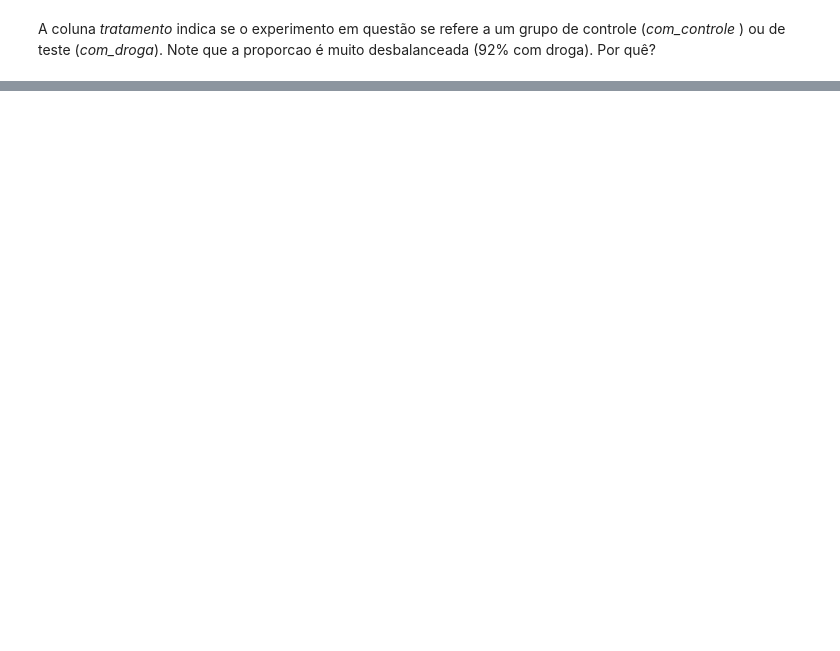
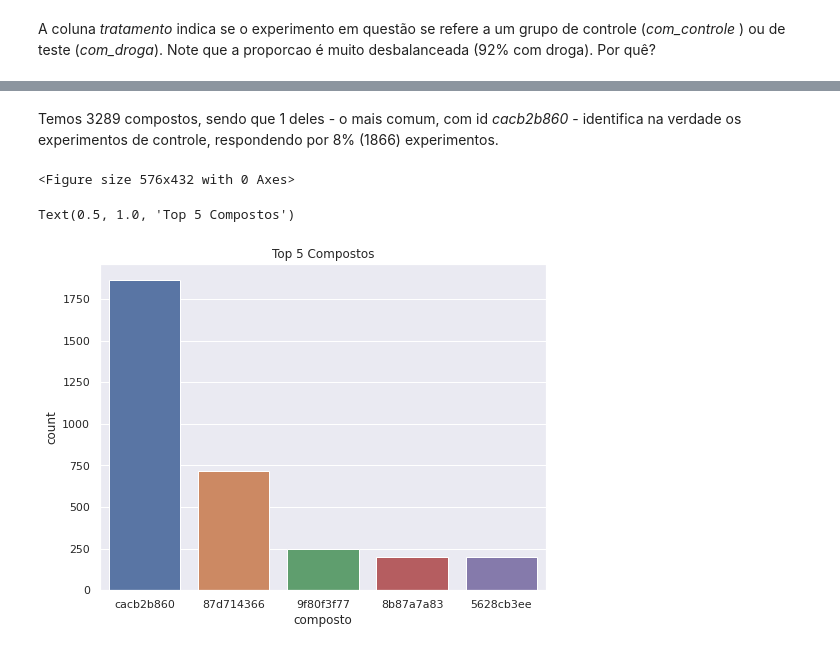
Before and after one commit to llrt/alura-imersaodados3, a Jupyter notebook: alura_imersaodados3.ipynb, the cells around one changed output, grey strips where cells are left out. Cells and saved outputs as stored; diff of their text form; code cells hidden in the pictures; blank space fills up the shorter version.

```diff
--- a/alura_imersaodados3.ipynb
+++ b/alura_imersaodados3.ipynb
@@ -134,0 +223,15 @@ dados
+# %% [markdown]
+Temos 3289 compostos, sendo que 1 deles - o mais comum, com id _cacb2b860_ - identifica na verdade os experimentos de controle, respondendo por 8% (1866) experimentos.
+# %%
+cod_compostos_mais_frequentes = dados['composto'].value_counts()[:5].index
+
+plt.figure(figsize=(8,6))
+ax = sns.countplot(x='composto',
+              data=dados.query('composto in @cod_compostos_mais_frequentes'),
+              order=cod_compostos_mais_frequentes)
+ax.set_title('Top 5 Compostos')
+plt.show(ax)
+# %% [output]
+<Figure size 576x432 with 0 Axes>
+Text(0.5, 1.0, 'Top 5 Compostos')
+[figure, added]
```
Also changed, not shown: parts of 60 cells of this notebook.
